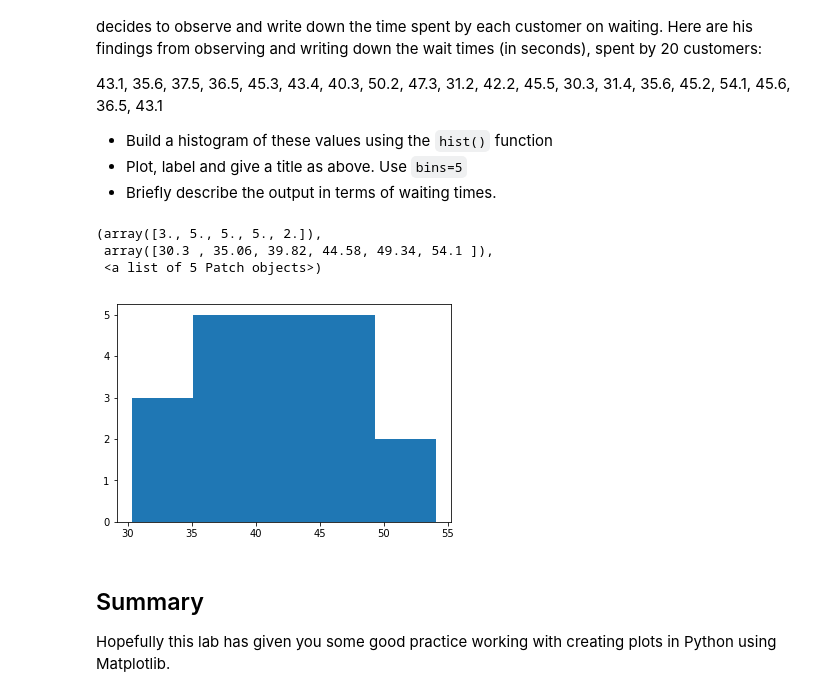
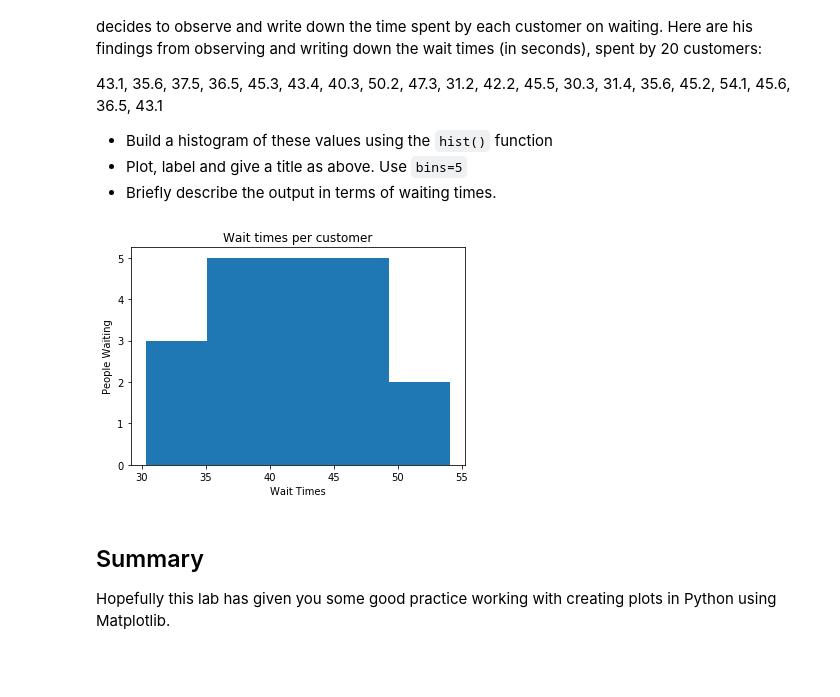
Before and after one commit to pauly51994/dsc-data-viz-lab-nyc-ds-071519, a Jupyter notebook: index.ipynb, the cells around one changed output. Cells and saved outputs as stored; diff of their text form; code cells hidden in the pictures; blank space fills up the shorter version.

```diff
--- a/index.ipynb
+++ b/index.ipynb
@@ -95,18 +95,15 @@ Joe is the branch manager at a bank. Recently, Joe been receiving customer feedb
 # %%
 x = [43.1, 35.6, 37.5, 36.5, 45.3, 43.4, 40.3, 50.2, 47.3, 31.2, 42.2, 45.5, 30.3, 31.4, 35.6, 45.2, 54.1, 45.6, 36.5, 43.1]
 
 #Plot the distogram with hist() function
 plt.hist(x, bins = 5)
 # Label, give title and show the plot
 plt.xlabel('Wait Times')
 plt.ylabel('People Waiting')
 plt.title('Wait times per customer')
-plt.
+plt.show()
 # %% [output]
-(array([3., 5., 5., 5., 2.]),
- array([30.3 , 35.06, 39.82, 44.58, 49.34, 54.1 ]),
- <a list of 5 Patch objects>)
-[figure, old version]
+[figure, new version]
 # %% [markdown]
 ## Summary
 
```
